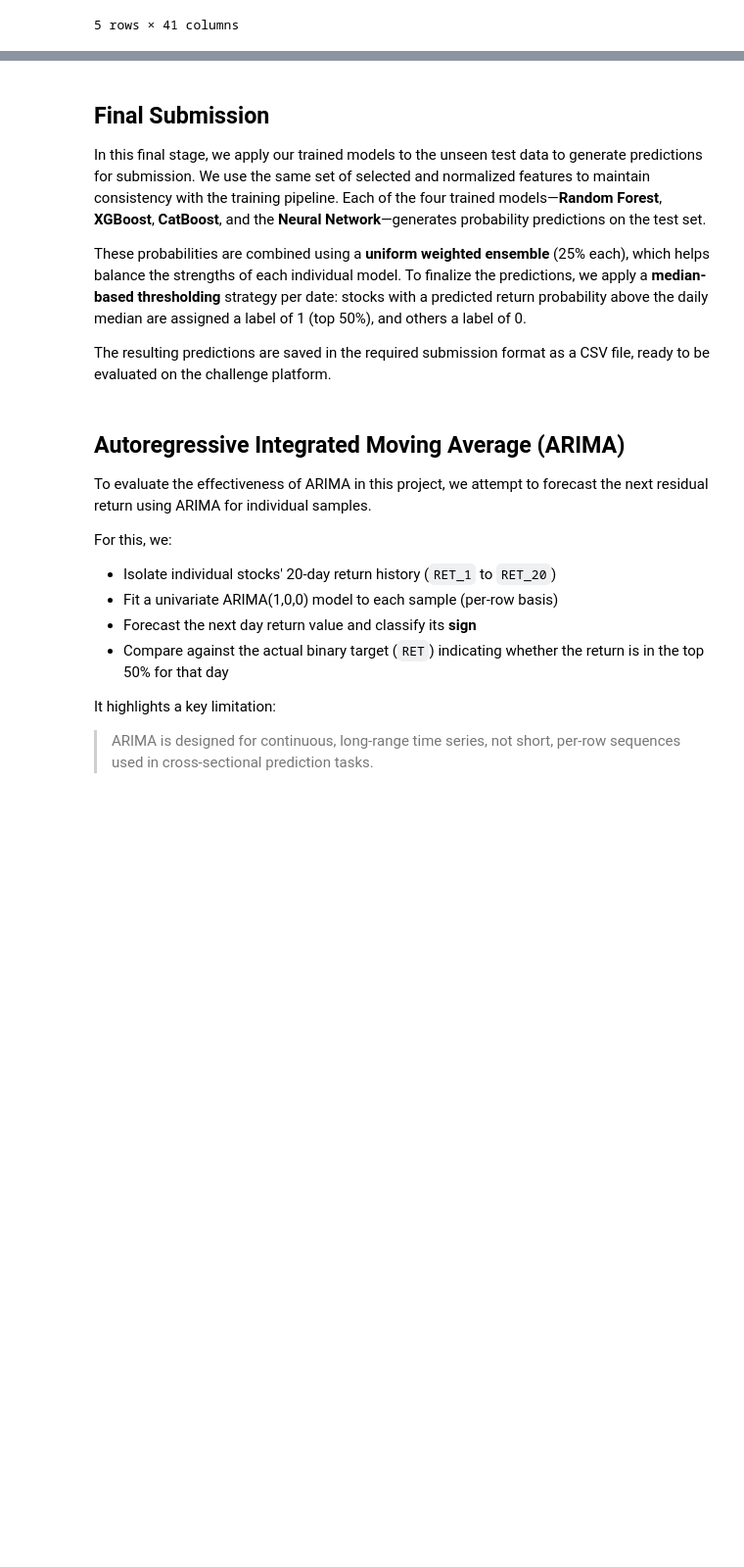
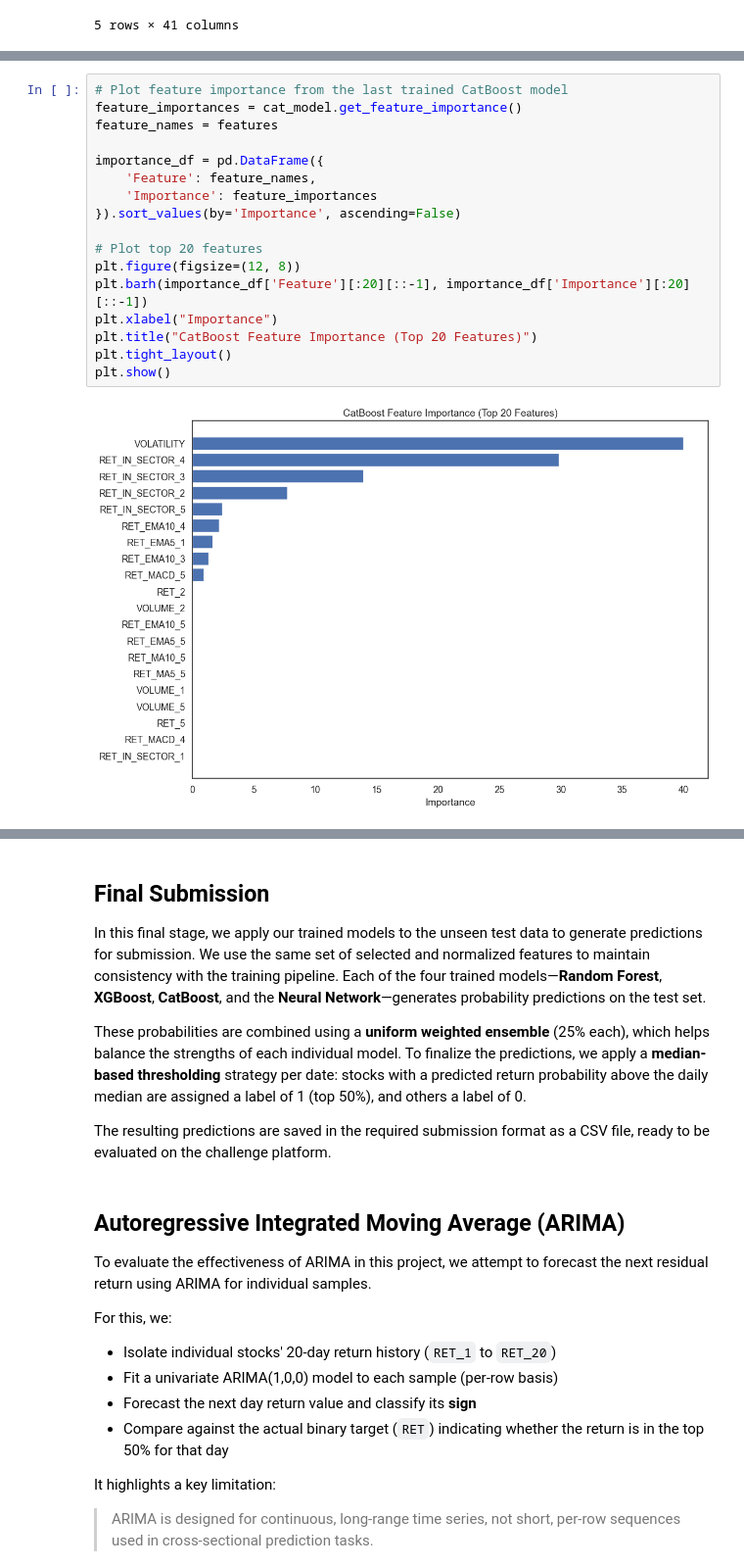
Before and after one commit to yuntongSH/QRT-Stock-Return-Prediction, a Jupyter notebook: QRT Stock Return Prediction Notebook.ipynb, the cells around one changed output, grey strips where cells are left out. Shown at 98% size. Cells and saved outputs as stored; diff of their text form; blank space fills up the shorter version.

```diff
--- a/QRT Stock Return Prediction Notebook.ipynb
+++ b/QRT Stock Return Prediction Notebook.ipynb
@@ -823,4 +851,23 @@ weighted avg     0.5238    0.5238    0.5238    103657
 
 CatBoost Mean Accuracy: 0.5182 (+/- 0.0080)
 CatBoost Mean ROC AUC: 0.5247 (+/- 0.0094)
+# %%
+# Plot feature importance from the last trained CatBoost model
+feature_importances = cat_model.get_feature_importance()
+feature_names = features
+
+importance_df = pd.DataFrame({
+    'Feature': feature_names,
+    'Importance': feature_importances
+}).sort_values(by='Importance', ascending=False)
+
+# Plot top 20 features
+plt.figure(figsize=(12, 8))
+plt.barh(importance_df['Feature'][:20][::-1], importance_df['Importance'][:20][::-1])
+plt.xlabel("Importance")
+plt.title("CatBoost Feature Importance (Top 20 Features)")
+plt.tight_layout()
+plt.show()
+# %% [output]
+[figure, added]
 # %%
```
Also changed, not shown: parts of 19 cells of this notebook.
